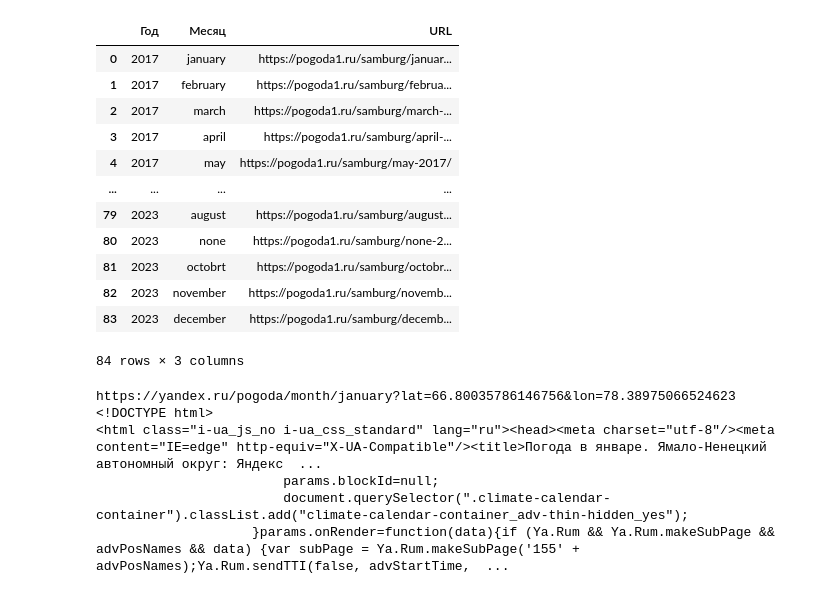
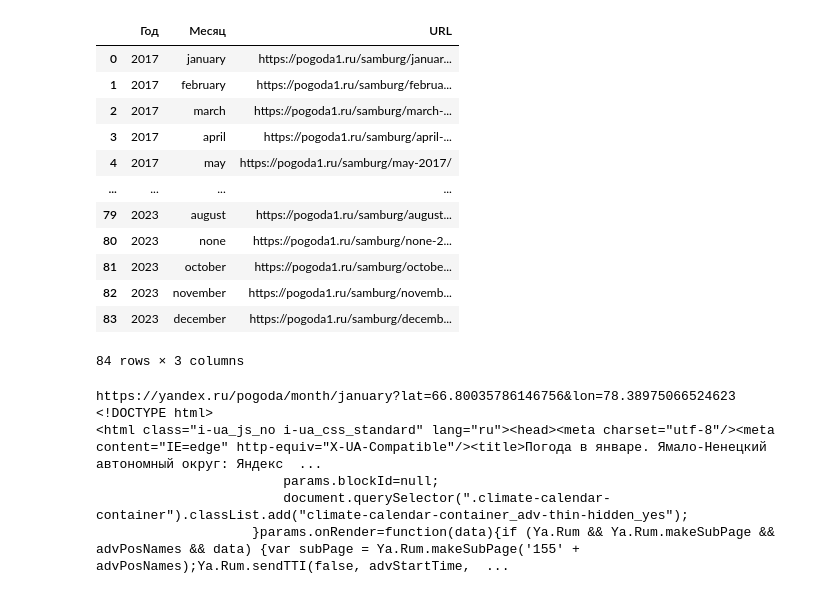
Before and after one commit to SotGE/innopolis2023, a Jupyter notebook: exam/exam.ipynb, the cells around one changed output. Drawn from its saved outputs; the diff is of its cells as text; code cells hidden in the pictures.

```diff
--- a/exam/exam.ipynb
+++ b/exam/exam.ipynb
@@ -43,41 +43,41 @@ def month_translate(month):
   elif month == "сентября":
     return "september"
   elif month == "октябрь":
-    return "octobrt"
+    return "october"
   elif month == "ноябрь":
     return "november"
   elif month == "декабрь":
     return "december"
 
 base = []
 for i, val_year in enumerate(year):
   for j, val_month in enumerate(month):
     temp_0 = []
     if j > 0:
       temp_0.append(int(val_year.text))
       temp_0.append(str(month_translate(val_month.text)).lower())
       base.append(temp_0)
 
 # Формируем список URL адресов с данными
 url_parse = 'https://pogoda1.ru/samburg/{month}-{year}/'
 
 for i, val in enumerate(base):
   parse = url_parse.format(month=val[1], year=val[0])
   base[i].append(parse)
 
 df = pd.DataFrame(base, columns=['Год', 'Месяц', 'URL'])
 df
 # %% [output]
 |  | Год | Месяц | URL |
 | 0 | 2017 | january | https://pogoda1.ru/samburg/januar... |
 | 1 | 2017 | february | https://pogoda1.ru/samburg/februa... |
 | 2 | 2017 | march | https://pogoda1.ru/samburg/march-... |
 | 3 | 2017 | april | https://pogoda1.ru/samburg/april-... |
 | 4 | 2017 | may | https://pogoda1.ru/samburg/may-2017/ |
 | ... | ... | ... | ... |
 | 79 | 2023 | august | https://pogoda1.ru/samburg/august... |
 | 80 | 2023 | none | https://pogoda1.ru/samburg/none-2... |
-| 81 | 2023 | octobrt | https://pogoda1.ru/samburg/octobr... |
+| 81 | 2023 | october | https://pogoda1.ru/samburg/octobe... |
 | 82 | 2023 | november | https://pogoda1.ru/samburg/novemb... |
 | 83 | 2023 | december | https://pogoda1.ru/samburg/decemb... |
 84 rows × 3 columns
```
